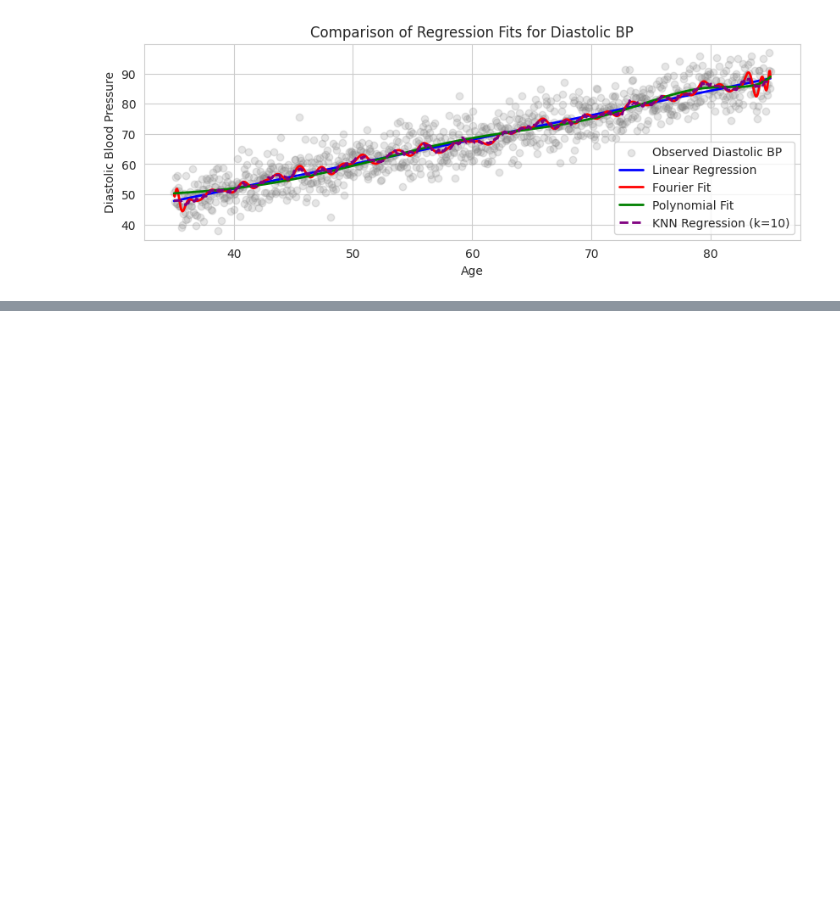
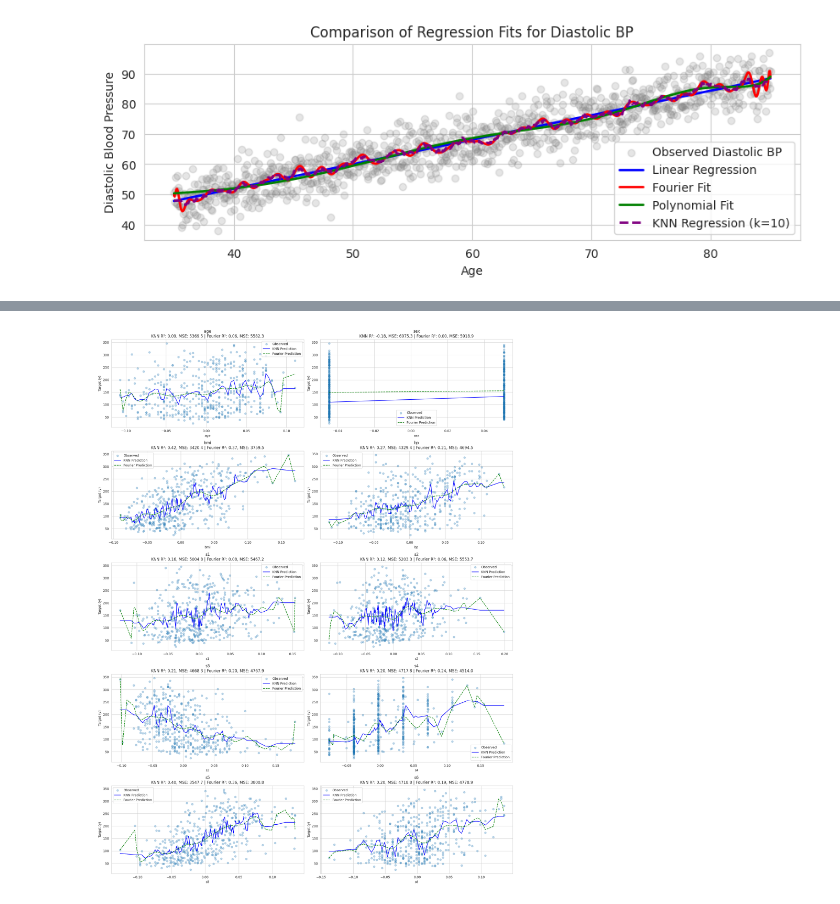
Before and after one commit to alibagheribardi/Regression, a Jupyter notebook: Copy_of_Relocating_reg_plane.ipynb, the cells around one changed output, grey strips where cells are left out. Cells and saved outputs as stored; diff of their text form; code cells hidden in the pictures; blank space fills up the shorter version.

```diff
--- a/Copy_of_Relocating_reg_plane.ipynb
+++ b/Copy_of_Relocating_reg_plane.ipynb
@@ -371,0 +372,92 @@ R² Score (Rotated): 0.1495
+# %%
+import numpy as np
+import pandas as pd
+import matplotlib.pyplot as plt
+from sklearn.datasets import load_diabetes
+from sklearn.linear_model import LinearRegression
+from sklearn.neighbors import KNeighborsRegressor
+from sklearn.metrics import mean_squared_error, r2_score
+
+# Load the dataset
+data = load_diabetes()
+X = data.data
+y = data.target
+feature_names = data.feature_names
+n_samples = X.shape[0]
+
+# Step 1: Sort each column of X independently
+X_sorted = np.sort(X, axis=0)
+
+# Step 2: Align y for each sorted column
+y_updated = np.zeros_like(X_sorted)
+for i in range(X.shape[1]):
+    sorted_indices = np.argsort(X[:, i])
+    y_updated[:, i] = y[sorted_indices]
+
+# Fourier Basis Function
+def fourier_basis(x, max_n, periods):
+    basis = [np.ones_like(x)]  # Intercept
+    for period in periods:
+        for n in range(1, max_n + 1):
+            basis.append(np.cos(2 * np.pi * n * x / period))
+            basis.append(np.sin(2 * np.pi * n * x / period))
+    return np.column_stack(basis)
+
+# Prepare to store metrics
+k = 10
+mse_knn_list, r2_knn_list = [], []
+mse_fourier_list, r2_fourier_list = [], []
+
+plt.figure(figsize=(18, 24))
+for i in range(X.shape[1]):
+    xi = X_sorted[:, i].reshape(-1, 1)
+    yi = y_updated[:, i]
+
+    # --- KNN Regression ---
+    knn = KNeighborsRegressor(n_neighbors=k)
+    knn.fit(xi, yi)
+    y_pred_knn = knn.predict(xi)
+    mse_knn = mean_squared_error(yi, y_pred_knn)
+    r2_knn = r2_score(yi, y_pred_knn)
+    mse_knn_list.append(mse_knn)
+    r2_knn_list.append(r2_knn)
+
+    # --- Fourier Regression ---
+    max_n = n_samples*10
+    periods = [n_samples * m for m in range(1, 6)]  # [n, 2n, ..., 5n]
+    X_fourier = fourier_basis(xi.flatten(), max_n=max_n, periods=periods)
+    model_fourier = LinearRegression()
+    model_fourier.fit(X_fourier, yi)
+    y_pred_fourier = model_fourier.predict(X_fourier)
+    mse_fourier = mean_squared_error(yi, y_pred_fourier)
+    r2_fourier = r2_score(yi, y_pred_fourier)
+    mse_fourier_list.append(mse_fourier)
+    r2_fourier_list.append(r2_fourier)
+
+    # --- Plot Both Predictions ---
+    plt.subplot(5, 2, i + 1)
+    plt.scatter(xi, yi, alpha=0.3, label='Observed')
+    plt.plot(xi, y_pred_knn, color='blue', label='KNN Prediction')
+    plt.plot(xi, y_pred_fourier, color='green', linestyle='--', label='Fourier Prediction')
+    plt.title(f"{feature_names[i]}\nKNN R²: {r2_knn:.2f}, MSE: {mse_knn:.1f} | Fourier R²: {r2_fourier:.2f}, MSE: {mse_fourier:.1f}")
+    plt.xlabel(feature_names[i])
+    plt.ylabel("Target (y)")
+    plt.legend()
+    plt.grid(True)
+
+plt.tight_layout()
+plt.show()
+
+# --- Summary Table ---
+summary_df = pd.DataFrame({
+    'Feature': feature_names,
+    'KNN_MSE': np.round(mse_knn_list, 4),
+    'KNN_R2': np.round(r2_knn_list, 4),
+    'Fourier_MSE': np.round(mse_fourier_list, 4),
+    'Fourier_R2': np.round(r2_fourier_list, 4)
+})
+
+print("\nComparison of KNN vs Fourier Basis Regression (Per Feature):")
+print(summary_df)
+# %% [output]
+[figure, added]
```
Also changed, not shown: parts of 8 cells of this notebook.
